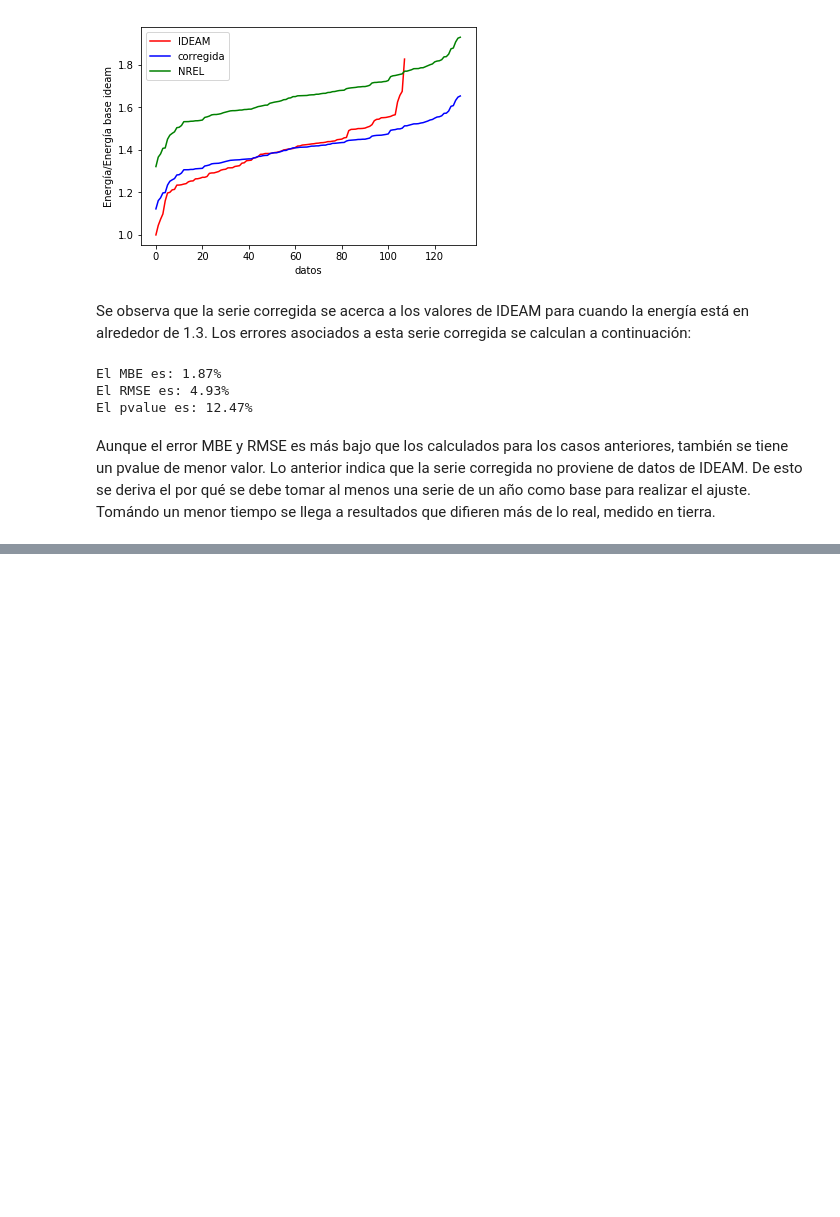
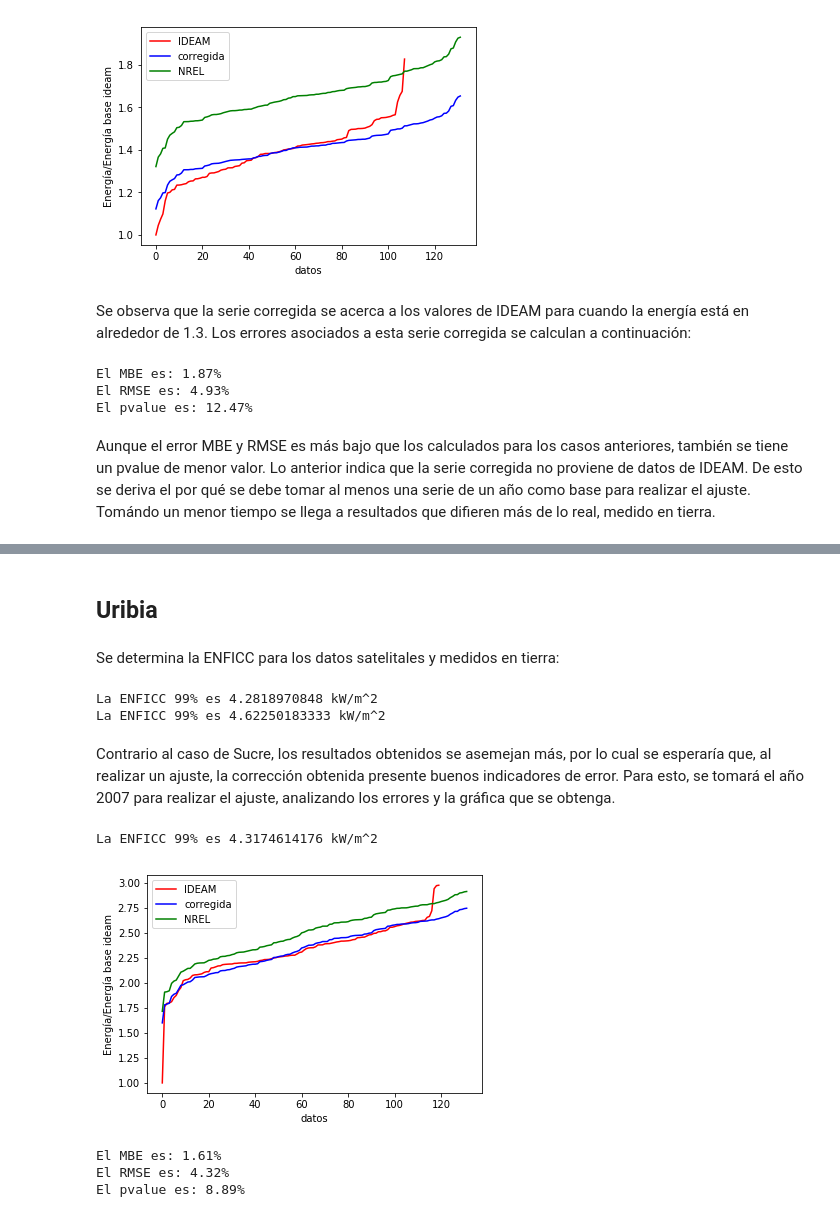
Before and after one commit to nvalencia/Herramientas-Computacionales-IMEC3602, a Jupyter notebook: Talleres/Taller 1/Taller 1.ipynb, the cells around one changed output, grey strips where cells are left out. Drawn from its saved outputs; the diff is of its cells as text; code cells hidden in the pictures; blank space fills up the shorter version.

```diff
--- a/Talleres/Taller 1/Taller 1.ipynb
+++ b/Talleres/Taller 1/Taller 1.ipynb
@@ -374,0 +440,34 @@ Aunque el error MBE y RMSE es más bajo que los calculados para los casos anteri
+# %% [markdown]
+## Uribia
+# %% [markdown]
+Se determina la ENFICC para los datos satelitales y medidos en tierra:
+# %%
+promedio_ideam_uribia=GHIprom(ideam_uribia)
+promedio_nrel_uribia=GHIprom(nrel_uribia)
+enficc_ideam_uribia=ENFICC(promedio_ideam_uribia)
+enficc_nrel_uribia=ENFICC(promedio_nrel_uribia)
+# %% [output]
+La ENFICC 99% es 4.2818970848 kW/m^2
+La ENFICC 99% es 4.62250183333 kW/m^2
+# %% [markdown]
+Contrario al caso de Sucre, los resultados obtenidos se asemejan más, por lo cual se esperaría que, al realizar un ajuste, la corrección obtenida presente buenos indicadores de error.
+Para esto, se tomará el año 2007 para realizar el ajuste, analizando los errores y la gráfica que se obtenga.
+# %%
+ideam_uribia_2012=ideam_uribia[ideam_uribia['AÑO']==2012] #se toma el año deseado.
+ideam_uribia_2012_corregida=MCP(ideam_uribia_2012,nrel_uribia) #Se realiza el ajuste
+promedio_2012_uribia=GHIprom(ideam_uribia_2012_corregida) #Se determina la serie con los promedios diarios mensuales
+ideam_uribia_2012_enficc=ENFICC(promedio_2012_uribia) #se determina la ENFICC
+# %% [output]
+La ENFICC 99% es 4.3174614176 kW/m^2
+# %%
+graficas(ideam_uribia,ideam_uribia_2012_corregida,nrel_uribia)
+# %% [output]
+[figure, added]
+# %%
+mbe_2012_uribia=MBE(ideam_uribia_2012_corregida,ideam_uribia)
+rmse_2012_uribia=RMSE(ideam_uribia_2012_corregida,ideam_uribia)
+pvalue_2012_uribia=KSI(promedio_2012_uribia,promedio_ideam_uribia)
+# %% [output]
+El MBE es: 1.61%
+El RMSE es: 4.32%
+El pvalue es: 8.89%
```
Also changed, not shown: parts of 49 cells of this notebook, 3 other files.
